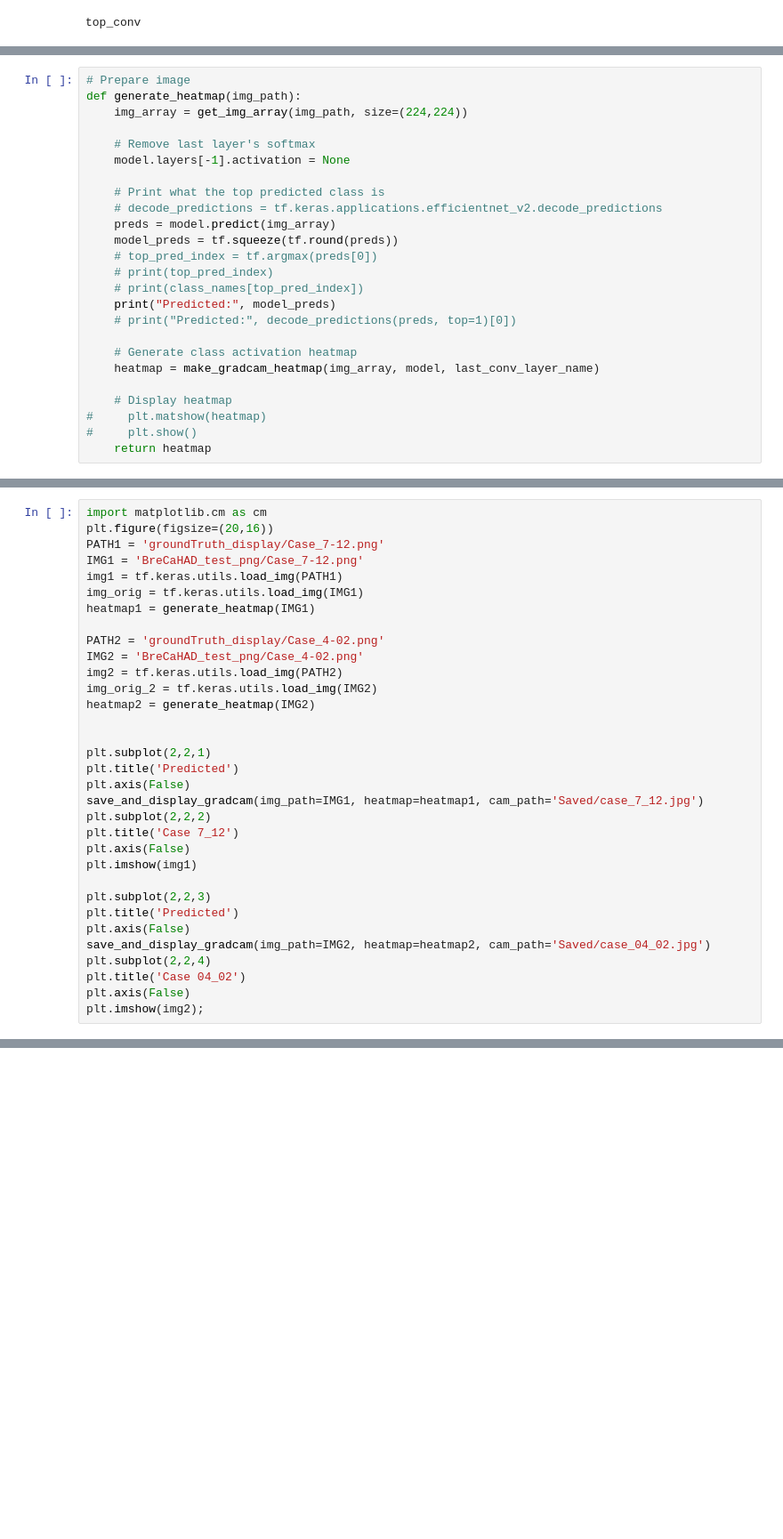
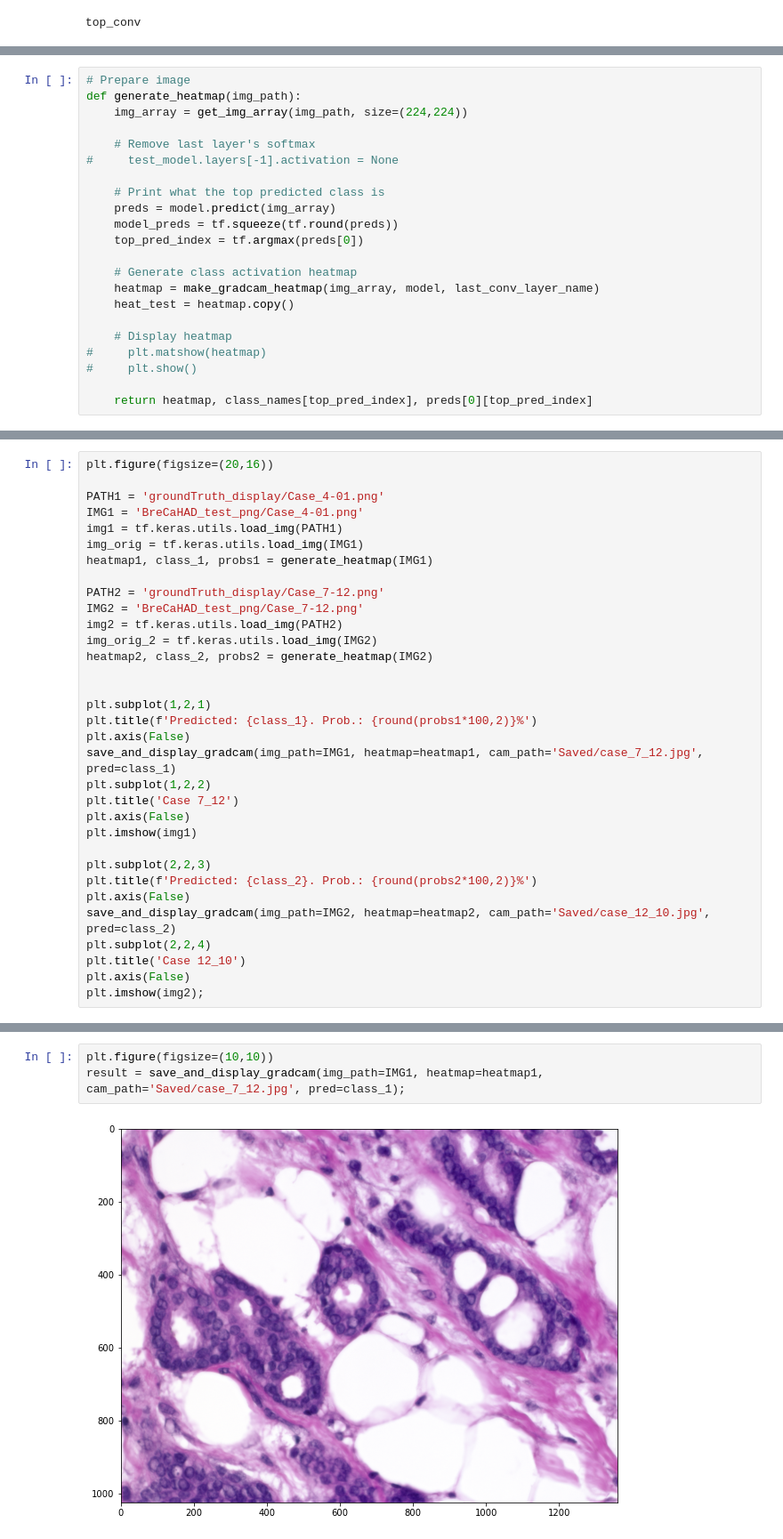
Before and after one commit to danielmacedodc/SIBGRAPI_2022, a Jupyter notebook: Projeto_SiDi.ipynb, the cells around one changed output, grey strips where cells are left out. Shown at 89% size. Drawn from its saved outputs; the diff is of its cells as text; blank space fills up the shorter version.

```diff
--- a/Projeto_SiDi.ipynb
+++ b/Projeto_SiDi.ipynb
@@ -329,23 +326,20 @@ def generate_heatmap(img_path):
     img_array = get_img_array(img_path, size=(224,224))
 
     # Remove last layer's softmax
-    model.layers[-1].activation = None
+#     test_model.layers[-1].activation = None
 
     # Print what the top predicted class is
-    # decode_predictions = tf.keras.applications.efficientnet_v2.decode_predictions
     preds = model.predict(img_array)
     model_preds = tf.squeeze(tf.round(preds))
-    # top_pred_index = tf.argmax(preds[0])
-    # print(top_pred_index)
-    # print(class_names[top_pred_index])
-    print("Predicted:", model_preds)
-    # print("Predicted:", decode_predictions(preds, top=1)[0])
+    top_pred_index = tf.argmax(preds[0])
 
     # Generate class activation heatmap
     heatmap = make_gradcam_heatmap(img_array, model, last_conv_layer_name)
+    heat_test = heatmap.copy()
 
     # Display heatmap
 #     plt.matshow(heatmap)
 #     plt.show()
-    return heatmap
+
+    return heatmap, class_names[top_pred_index], preds[0][top_pred_index]
 # %%
@@ -382,34 +385,34 @@ def save_and_display_gradcam(img_path, heatmap, cam_path="saved/teste_1.jpg", al
 # %%
-import matplotlib.cm as cm
 plt.figure(figsize=(20,16))
-PATH1 = 'groundTruth_display/Case_7-12.png'
-IMG1 = 'BreCaHAD_test_png/Case_7-12.png'
+
+PATH1 = 'groundTruth_display/Case_4-01.png'
+IMG1 = 'BreCaHAD_test_png/Case_4-01.png'
 img1 = tf.keras.utils.load_img(PATH1)
 img_orig = tf.keras.utils.load_img(IMG1)
-heatmap1 = generate_heatmap(IMG1)
+heatmap1, class_1, probs1 = generate_heatmap(IMG1)
 
-PATH2 = 'groundTruth_display/Case_4-02.png'
-IMG2 = 'BreCaHAD_test_png/Case_4-02.png'
+PATH2 = 'groundTruth_display/Case_7-12.png'
+IMG2 = 'BreCaHAD_test_png/Case_7-12.png'
 img2 = tf.keras.utils.load_img(PATH2)
 img_orig_2 = tf.keras.utils.load_img(IMG2)
-heatmap2 = generate_heatmap(IMG2)
+heatmap2, class_2, probs2 = generate_heatmap(IMG2)
 
 
-plt.subplot(2,2,1)
-plt.title('Predicted')
+plt.subplot(1,2,1)
+plt.title(f'Predicted: {class_1}. Prob.: {round(probs1*100,2)}%')
 plt.axis(False)
-save_and_display_gradcam(img_path=IMG1, heatmap=heatmap1, cam_path='Saved/case_7_12.jpg')
-plt.subplot(2,2,2)
+save_and_display_gradcam(img_path=IMG1, heatmap=heatmap1, cam_path='Saved/case_7_12.jpg', pred=class_1)
+plt.subplot(1,2,2)
 plt.title('Case 7_12')
 plt.axis(False)
 plt.imshow(img1)
 
 plt.subplot(2,2,3)
-plt.title('Predicted')
+plt.title(f'Predicted: {class_2}. Prob.: {round(probs2*100,2)}%')
 plt.axis(False)
-save_and_display_gradcam(img_path=IMG2, heatmap=heatmap2, cam_path='Saved/case_04_02.jpg')
+save_and_display_gradcam(img_path=IMG2, heatmap=heatmap2, cam_path='Saved/case_12_10.jpg', pred=class_2)
 plt.subplot(2,2,4)
-plt.title('Case 04_02')
+plt.title('Case 12_10')
 plt.axis(False)
 plt.imshow(img2);
 # %% [output]
@@ -418,0 +421,5 @@ Predicted: tf.Tensor([1. 0.], shape=(2,), dtype=float32)
+# %%
+plt.figure(figsize=(10,10))
+result = save_and_display_gradcam(img_path=IMG1, heatmap=heatmap1, cam_path='Saved/case_7_12.jpg', pred=class_1);
+# %% [output]
+[figure, added]
```
Also changed, not shown: parts of 26 cells of this notebook.
